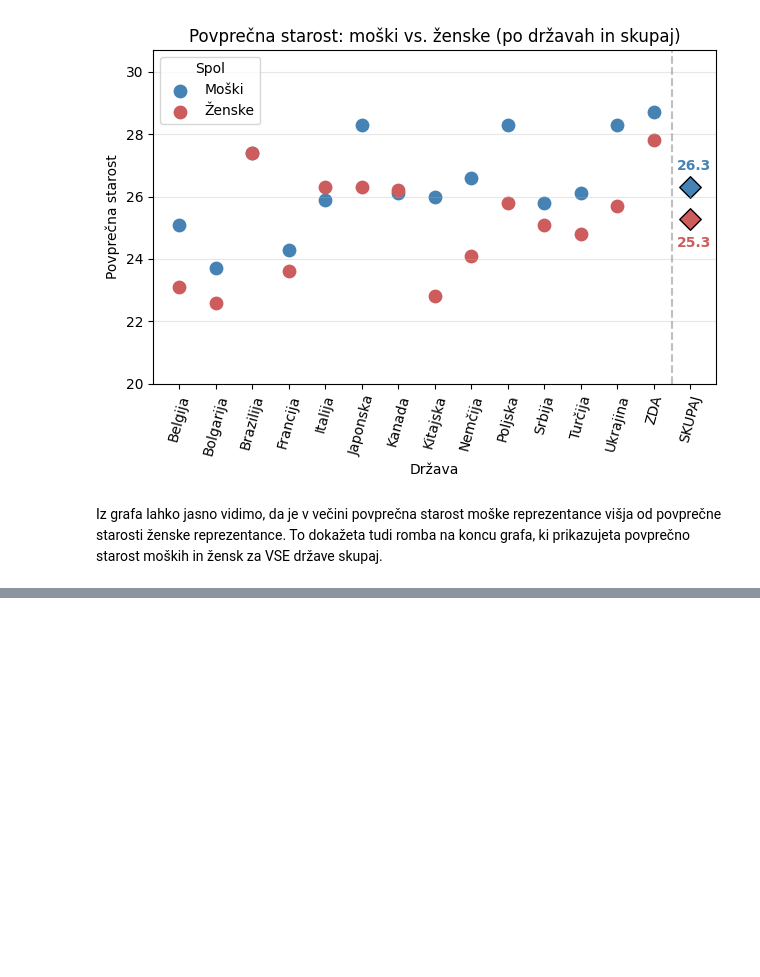
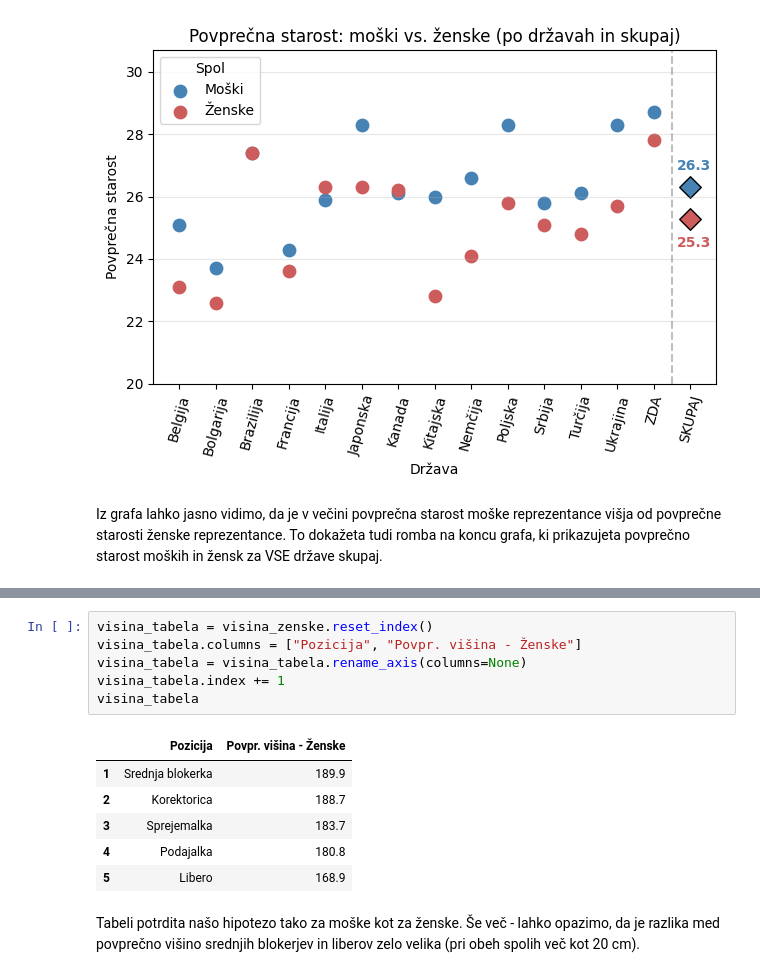
Before and after one commit to mijastijepic/UVP_projektna_naloga, a Jupyter notebook: analiza_podatkov.ipynb, the cells around one changed output, grey strips where cells are left out. Drawn from its saved outputs; the diff is of its cells as text; blank space fills up the shorter version.

```diff
--- a/analiza_podatkov.ipynb
+++ b/analiza_podatkov.ipynb
@@ -193,0 +227,15 @@ Iz grafa lahko jasno vidimo, da je v večini povprečna starost moške reprezent
+# %%
+visina_tabela = visina_zenske.reset_index()
+visina_tabela.columns = ["Pozicija", "Povpr. višina - Ženske"]
+visina_tabela = visina_tabela.rename_axis(columns=None)
+visina_tabela.index += 1
+visina_tabela
+# %% [output]
+|  | Pozicija | Povpr. višina - Ženske |
+| 1 | Srednja blokerka | 189.9 |
+| 2 | Korektorica | 188.7 |
+| 3 | Sprejemalka | 183.7 |
+| 4 | Podajalka | 180.8 |
+| 5 | Libero | 168.9 |
+# %% [markdown]
+Tabeli potrdita našo hipotezo tako za moške kot za ženske. Še več - lahko opazimo, da je razlika med povprečno višino srednjih blokerjev in liberov zelo velika (pri obeh spolih več kot 20 cm).
```
Also changed, not shown: parts of 5 cells of this notebook.
